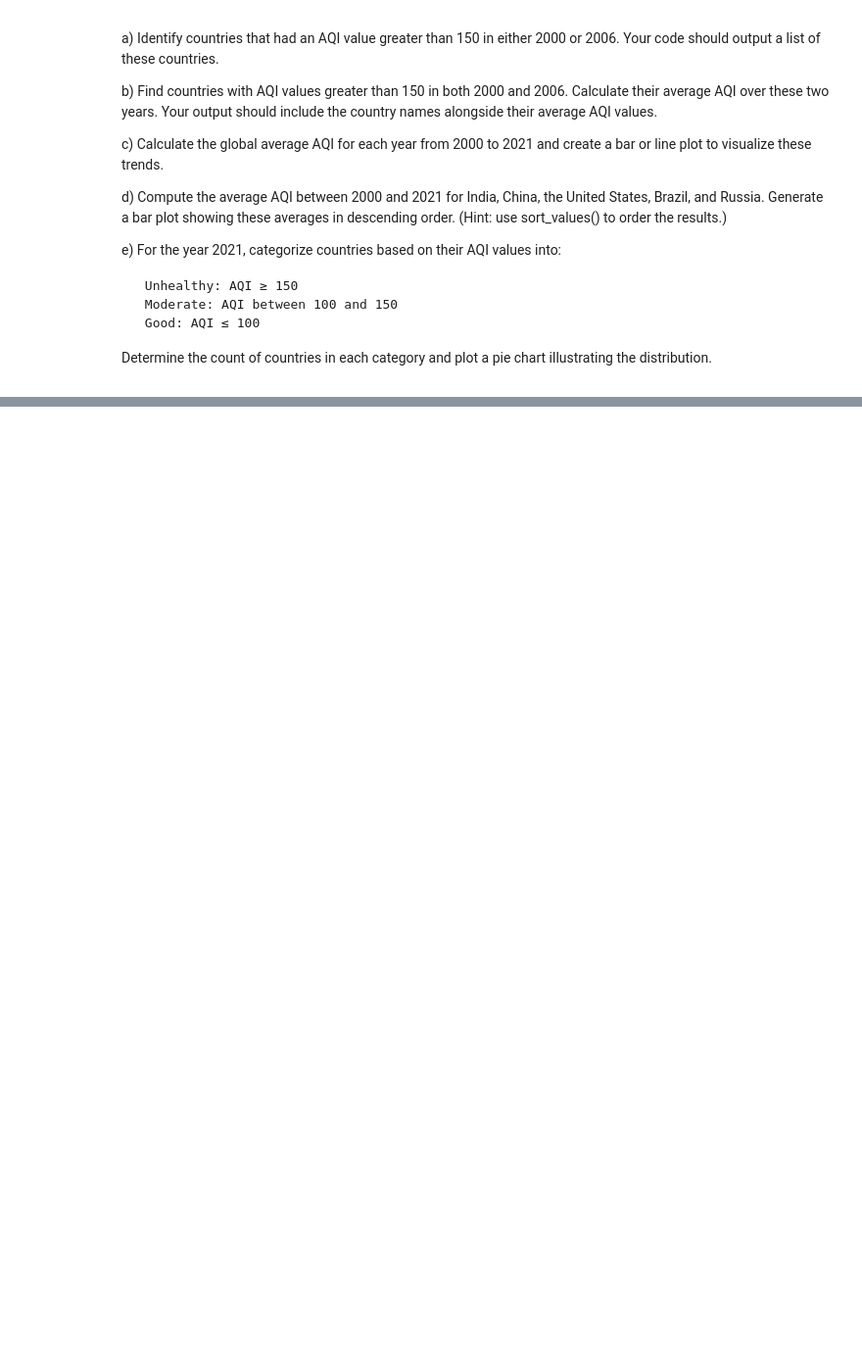
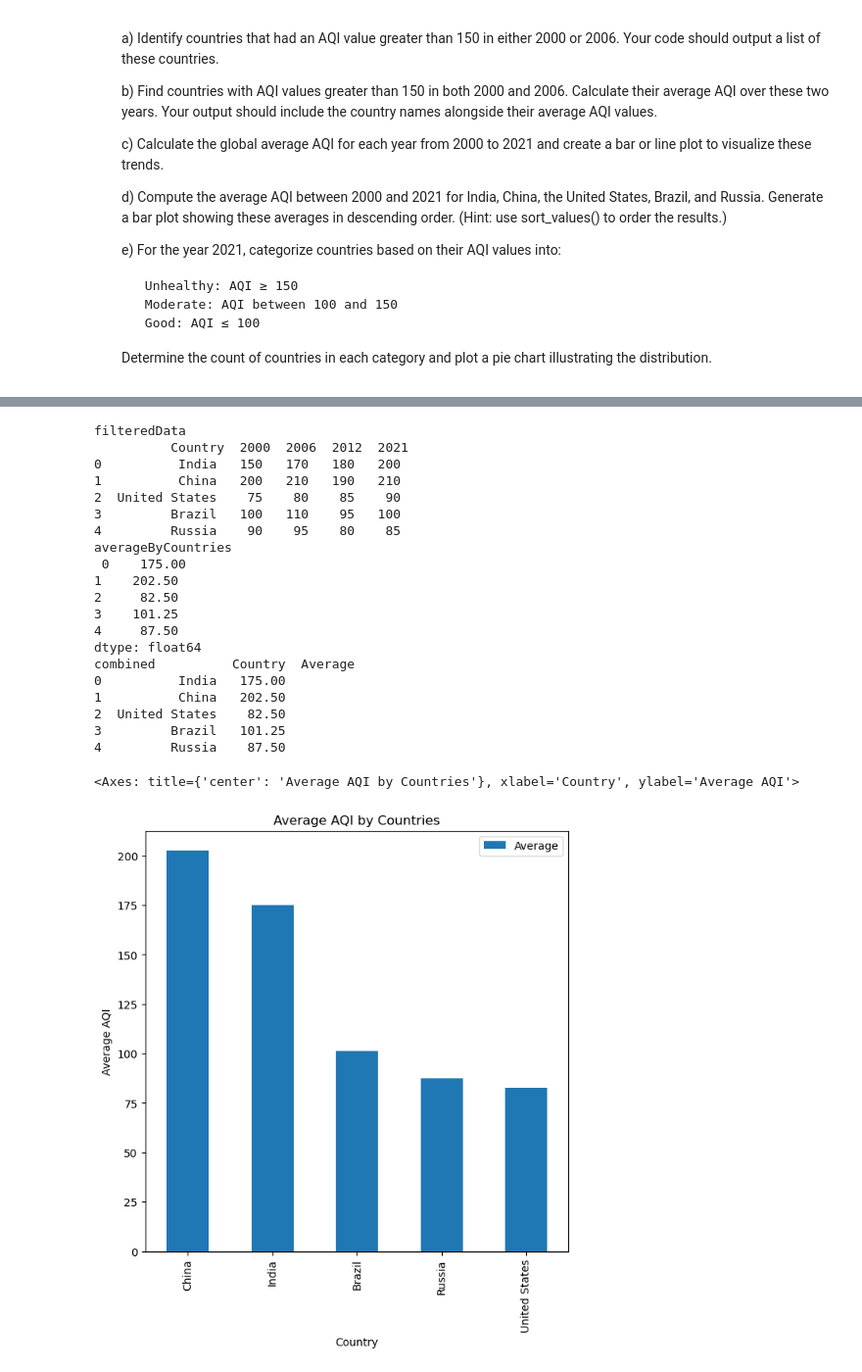
Before and after one commit to kiya69/mjtads, a Jupyter notebook: assets/assignments/programming_data_processing/Assignment-1.ipynb, the cells around one changed output, grey strips where cells are left out. Shown at 98% size. Cells and saved outputs as stored; diff of their text form; code cells hidden in the pictures; blank space fills up the shorter version.

```diff
--- a/assets/assignments/programming_data_processing/Assignment-1.ipynb
+++ b/assets/assignments/programming_data_processing/Assignment-1.ipynb
@@ -235,0 +287,46 @@ airData.head()
+# %%
+#d) Compute the average AQI between 2000 and 2021 for India, China,
+# the United States, Brazil, and Russia.
+# Generate a bar plot showing these averages in descending order. (Hint: use sort_values() to order the results.)
+desiredCountries = ["India", "China",  "United States", "Brazil", "Russia"]
+# filter = (airData.Country == "India" | airData.Country == "Chine" | airData.Country == "United States" | airData.Country == "Brazil" | airData.Country == "Russia" )
+filter = ((airData.Country == "India") | (airData.Country == "China") |
+         (airData.Country == "United States") | (airData.Country == "Brazil") | (airData.Country == "Russia"))
+filteredData = airData[filter]
+print('filteredData\n',filteredData)
+averageByCountries = filteredData.iloc[:, 1:].mean(axis=1)
+print("averageByCountries\n", averageByCountries)
+
+# df_new_row = pd.DataFrame([new_row])
+# new_df = pd.concat([employees_df, df_new_row], axis = 0, ignore_index=True) #  ignore_index=True: avoid duplicate indices
+# new_df
+
+combined = pd.DataFrame({
+    "Country": desiredCountries,
+    "Average": averageByCountries
+})
+print('combined', combined)
+combined.sort_values("Average", ascending=False).plot(kind = 'bar', ylabel = "Average AQI", title = 'Average AQI by Countries', x = 'Country', figsize =(7, 7))
+# %% [output]
+filteredData
+          Country  2000  2006  2012  2021
+0          India   150   170   180   200
+1          China   200   210   190   210
+2  United States    75    80    85    90
+3         Brazil   100   110    95   100
+4         Russia    90    95    80    85
+averageByCountries
+ 0    175.00
+1    202.50
+2     82.50
+3    101.25
+4     87.50
+dtype: float64
+combined          Country  Average
+0          India   175.00
+1          China   202.50
+2  United States    82.50
+3         Brazil   101.25
+4         Russia    87.50
+<Axes: title={'center': 'Average AQI by Countries'}, xlabel='Country', ylabel='Average AQI'>
+[figure, added]
```
Also changed, not shown: parts of 4 cells of this notebook, 1 other file.
